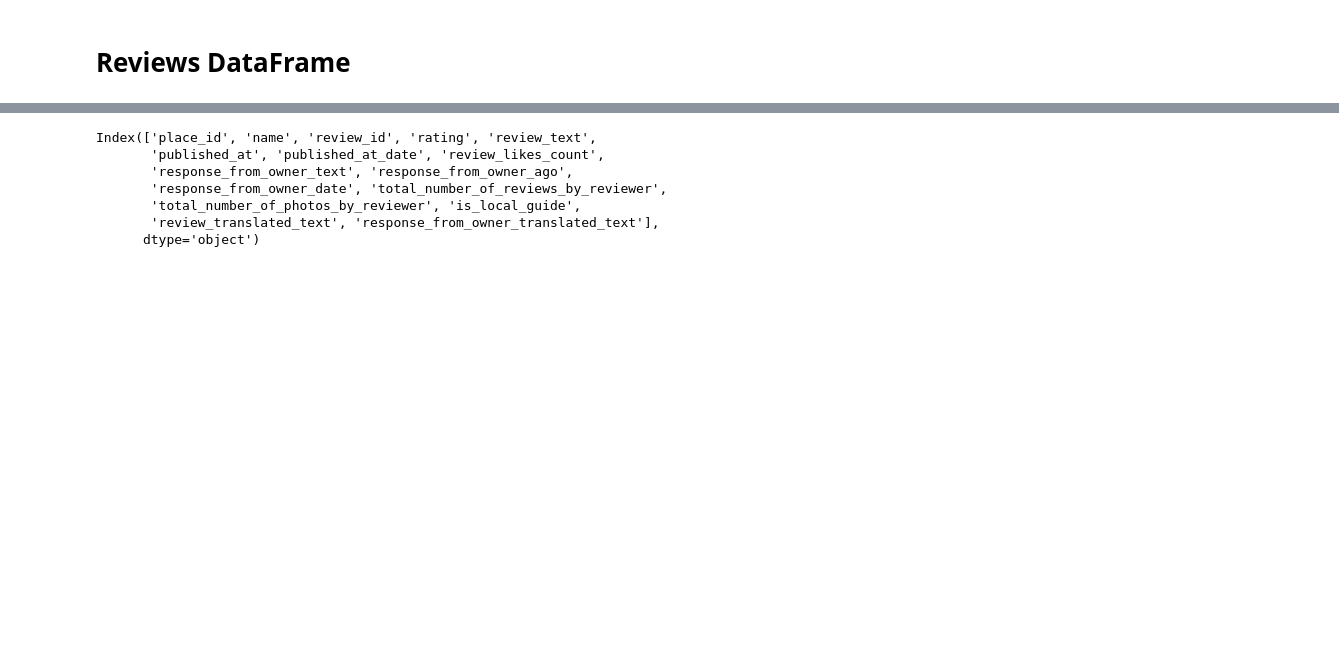
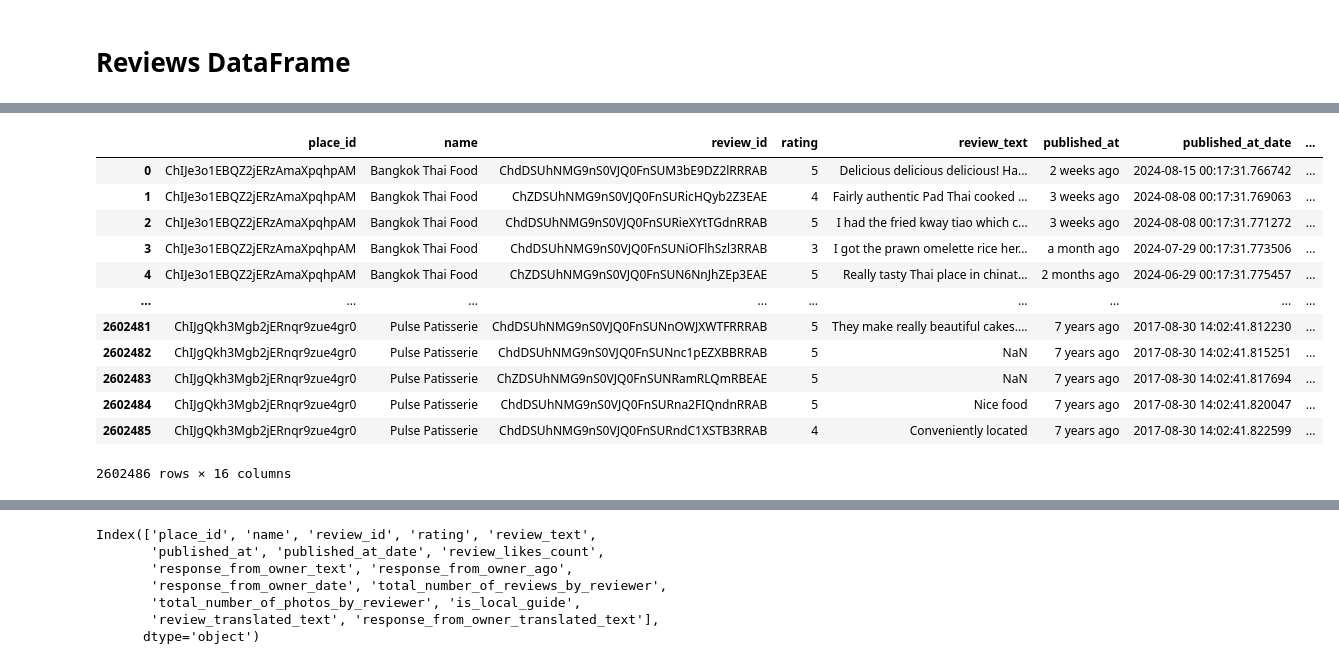
Before and after one commit to toothyachy/yumspeak, a Jupyter notebook: notebooks/yao_analysis.ipynb, the cells around one changed output, grey strips where cells are left out. Drawn from its saved outputs; the diff is of its cells as text; code cells hidden in the pictures; blank space fills up the shorter version.

```diff
--- a/notebooks/yao_analysis.ipynb
+++ b/notebooks/yao_analysis.ipynb
@@ -80,3 +203,19 @@ review_df[pd.notna(review_df['response_from_owner_translated_text'])].head()
+# %%
+review_df
+# %% [output]
+|  | place_id | name | review_id | rating | review_text | published_at | published_at_date | ... |
+| 0 | ChIJe3o1EBQZ2jERzAmaXpqhpAM | Bangkok Thai Food | ChdDSUhNMG9nS0VJQ0FnSUM3bE9DZ2lRRRAB | 5 | Delicious delicious delicious! Ha... | 2 weeks ago | 2024-08-15 00:17:31.766742 | ... |
+| 1 | ChIJe3o1EBQZ2jERzAmaXpqhpAM | Bangkok Thai Food | ChZDSUhNMG9nS0VJQ0FnSURicHQyb2Z3EAE | 4 | Fairly authentic Pad Thai cooked ... | 3 weeks ago | 2024-08-08 00:17:31.769063 | ... |
+| 2 | ChIJe3o1EBQZ2jERzAmaXpqhpAM | Bangkok Thai Food | ChdDSUhNMG9nS0VJQ0FnSURieXYtTGdnRRAB | 5 | I had the fried kway tiao which c... | 3 weeks ago | 2024-08-08 00:17:31.771272 | ... |
+| 3 | ChIJe3o1EBQZ2jERzAmaXpqhpAM | Bangkok Thai Food | ChdDSUhNMG9nS0VJQ0FnSUNiOFlhSzl3RRAB | 3 | I got the prawn omelette rice her... | a month ago | 2024-07-29 00:17:31.773506 | ... |
+| 4 | ChIJe3o1EBQZ2jERzAmaXpqhpAM | Bangkok Thai Food | ChZDSUhNMG9nS0VJQ0FnSUN6NnJhZEp3EAE | 5 | Really tasty Thai place in chinat... | 2 months ago | 2024-06-29 00:17:31.775457 | ... |
+| ... | ... | ... | ... | ... | ... | ... | ... | ... |
+| 2602481 | ChIJgQkh3Mgb2jERnqr9zue4gr0 | Pulse Patisserie | ChdDSUhNMG9nS0VJQ0FnSUNnOWJXWTFRRRAB | 5 | They make really beautiful cakes.... | 7 years ago | 2017-08-30 14:02:41.812230 | ... |
+| 2602482 | ChIJgQkh3Mgb2jERnqr9zue4gr0 | Pulse Patisserie | ChdDSUhNMG9nS0VJQ0FnSUNnc1pEZXBBRRAB | 5 | NaN | 7 years ago | 2017-08-30 14:02:41.815251 | ... |
+| 2602483 | ChIJgQkh3Mgb2jERnqr9zue4gr0 | Pulse Patisserie | ChZDSUhNMG9nS0VJQ0FnSUNRamRLQmRBEAE | 5 | NaN | 7 years ago | 2017-08-30 14:02:41.817694 | ... |
+| 2602484 | ChIJgQkh3Mgb2jERnqr9zue4gr0 | Pulse Patisserie | ChdDSUhNMG9nS0VJQ0FnSURna2FIQndnRRAB | 5 | Nice food | 7 years ago | 2017-08-30 14:02:41.820047 | ... |
+| 2602485 | ChIJgQkh3Mgb2jERnqr9zue4gr0 | Pulse Patisserie | ChdDSUhNMG9nS0VJQ0FnSURndC1XSTB3RRAB | 4 | Conveniently located | 7 years ago | 2017-08-30 14:02:41.822599 | ... |
+2602486 rows × 16 columns
 # %%
 # Show columns and rows
 #review_df.shape
```
Also changed, not shown: parts of 22 cells of this notebook.
